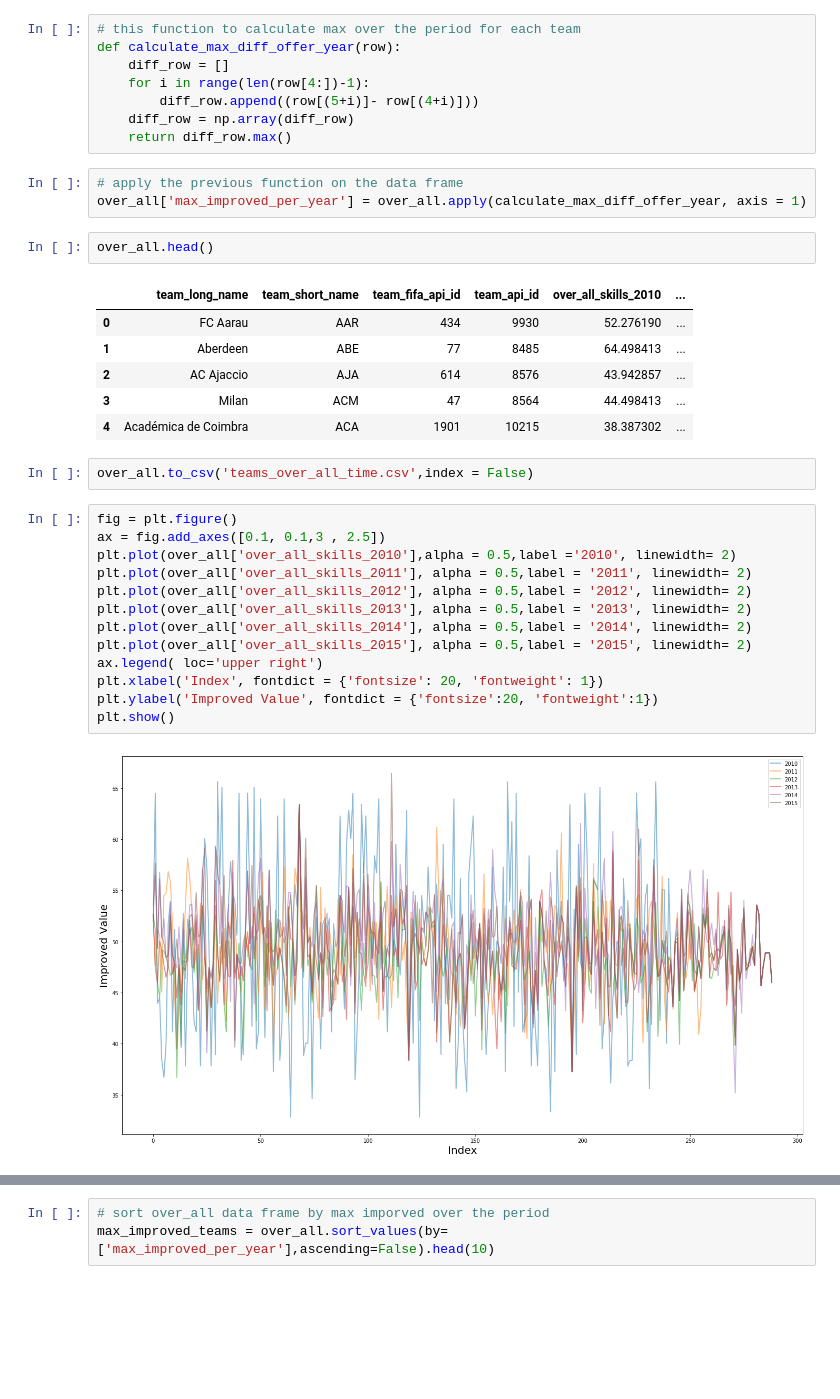
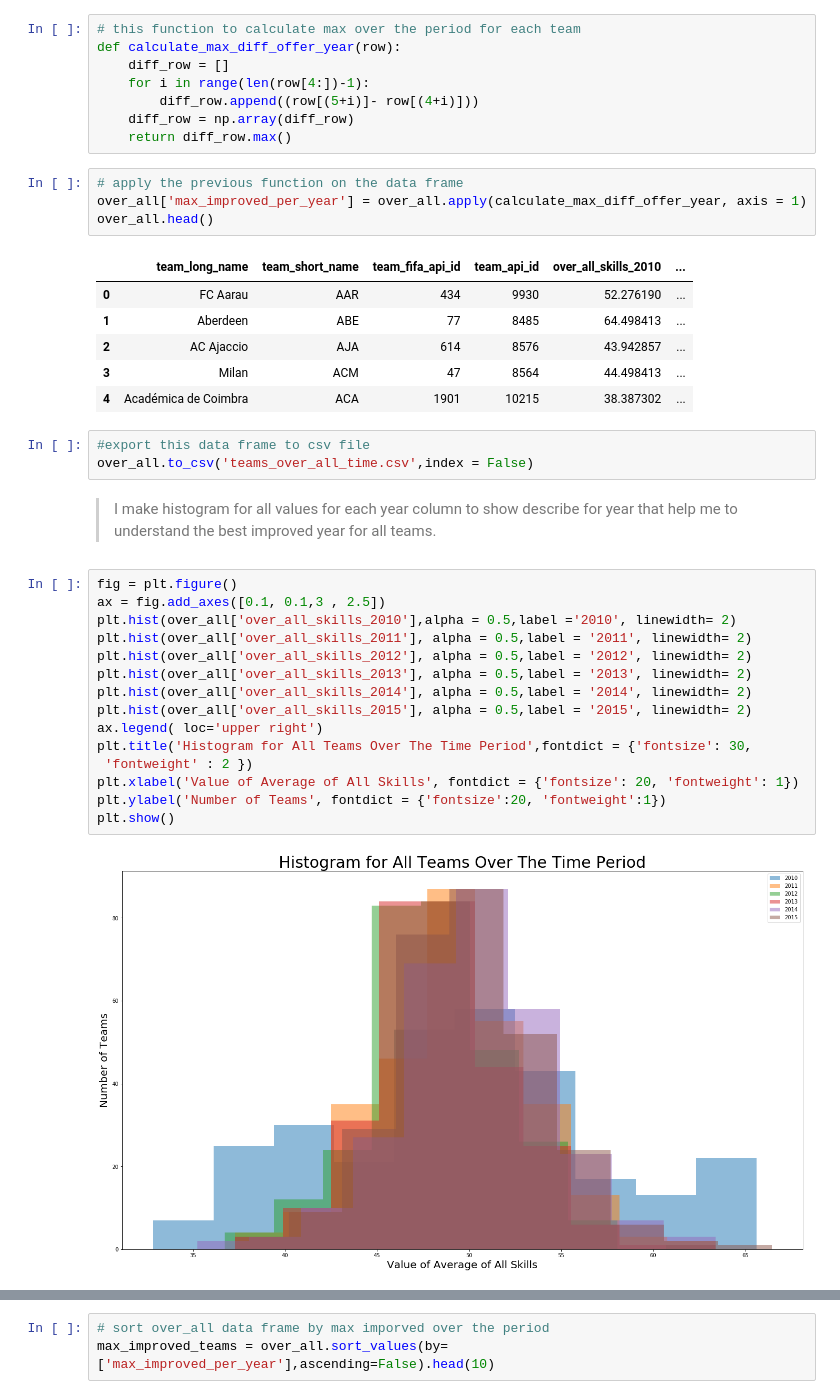
Before and after one commit to mohmednasr/europeansoccerdatabase, a Jupyter notebook: investigate-a-dataset.ipynb, the cells around one changed output, grey strips where cells are left out. Saved outputs shown, nothing was run; the diff lists cells and outputs as text; blank space fills up the shorter version.

```diff
--- a/investigate-a-dataset.ipynb
+++ b/investigate-a-dataset.ipynb
@@ -468,29 +493,33 @@ def calculate_max_diff_offer_year(row):
 # %%
 # apply the previous function on the data frame
 over_all['max_improved_per_year'] = over_all.apply(calculate_max_diff_offer_year, axis = 1)
+over_all.head()
+# %% [output]
+|  | team_long_name | team_short_name | team_fifa_api_id | team_api_id | over_all_skills_2010 | ... |
+| 0 | FC Aarau | AAR | 434 | 9930 | 52.276190 | ... |
+| 1 | Aberdeen | ABE | 77 | 8485 | 64.498413 | ... |
+| 2 | AC Ajaccio | AJA | 614 | 8576 | 43.942857 | ... |
+| 3 | Milan | ACM | 47 | 8564 | 44.498413 | ... |
+| 4 | Académica de Coimbra | ACA | 1901 | 10215 | 38.387302 | ... |
-# %%
-over_all.head()
-# %% [output]
-|  | team_long_name | team_short_name | team_fifa_api_id | team_api_id | over_all_skills_2010 | ... |
-| 0 | FC Aarau | AAR | 434 | 9930 | 52.276190 | ... |
-| 1 | Aberdeen | ABE | 77 | 8485 | 64.498413 | ... |
-| 2 | AC Ajaccio | AJA | 614 | 8576 | 43.942857 | ... |
-| 3 | Milan | ACM | 47 | 8564 | 44.498413 | ... |
-| 4 | Académica de Coimbra | ACA | 1901 | 10215 | 38.387302 | ... |
 # %%
+#export this data frame to csv file
 over_all.to_csv('teams_over_all_time.csv',index = False)
+# %% [markdown]
+> I make histogram for all values for each year column to show describe for year that help me to understand the best improved year for all teams.
 # %%
 fig = plt.figure()
 ax = fig.add_axes([0.1, 0.1,3 , 2.5])
-plt.plot(over_all['over_all_skills_2010'],alpha = 0.5,label ='2010', linewidth= 2)
-plt.plot(over_all['over_all_skills_2011'], alpha = 0.5,label = '2011', linewidth= 2)
-plt.plot(over_all['over_all_skills_2012'], alpha = 0.5,label = '2012', linewidth= 2)
-plt.plot(over_all['over_all_skills_2013'], alpha = 0.5,label = '2013', linewidth= 2)
-plt.plot(over_all['over_all_skills_2014'], alpha = 0.5,label = '2014', linewidth= 2)
-plt.plot(over_all['over_all_skills_2015'], alpha = 0.5,label = '2015', linewidth= 2)
+plt.hist(over_all['over_all_skills_2010'],alpha = 0.5,label ='2010', linewidth= 2)
+plt.hist(over_all['over_all_skills_2011'], alpha = 0.5,label = '2011', linewidth= 2)
+plt.hist(over_all['over_all_skills_2012'], alpha = 0.5,label = '2012', linewidth= 2)
+plt.hist(over_all['over_all_skills_2013'], alpha = 0.5,label = '2013', linewidth= 2)
+plt.hist(over_all['over_all_skills_2014'], alpha = 0.5,label = '2014', linewidth= 2)
+plt.hist(over_all['over_all_skills_2015'], alpha = 0.5,label = '2015', linewidth= 2)
 ax.legend( loc='upper right')
-plt.xlabel('Index', fontdict = {'fontsize': 20, 'fontweight': 1})
-plt.ylabel('Improved Value', fontdict = {'fontsize':20, 'fontweight':1})
+plt.title('Histogram for All Teams Over The Time Period',fontdict = {'fontsize': 30,
+ 'fontweight' : 2 })
+plt.xlabel('Value of Average of All Skills', fontdict = {'fontsize': 20, 'fontweight': 1})
+plt.ylabel('Number of Teams', fontdict = {'fontsize':20, 'fontweight':1})
 plt.show()
 # %% [output]
-[figure, old version]
+[figure, new version]
```
Also changed, not shown: parts of 35 cells of this notebook.
